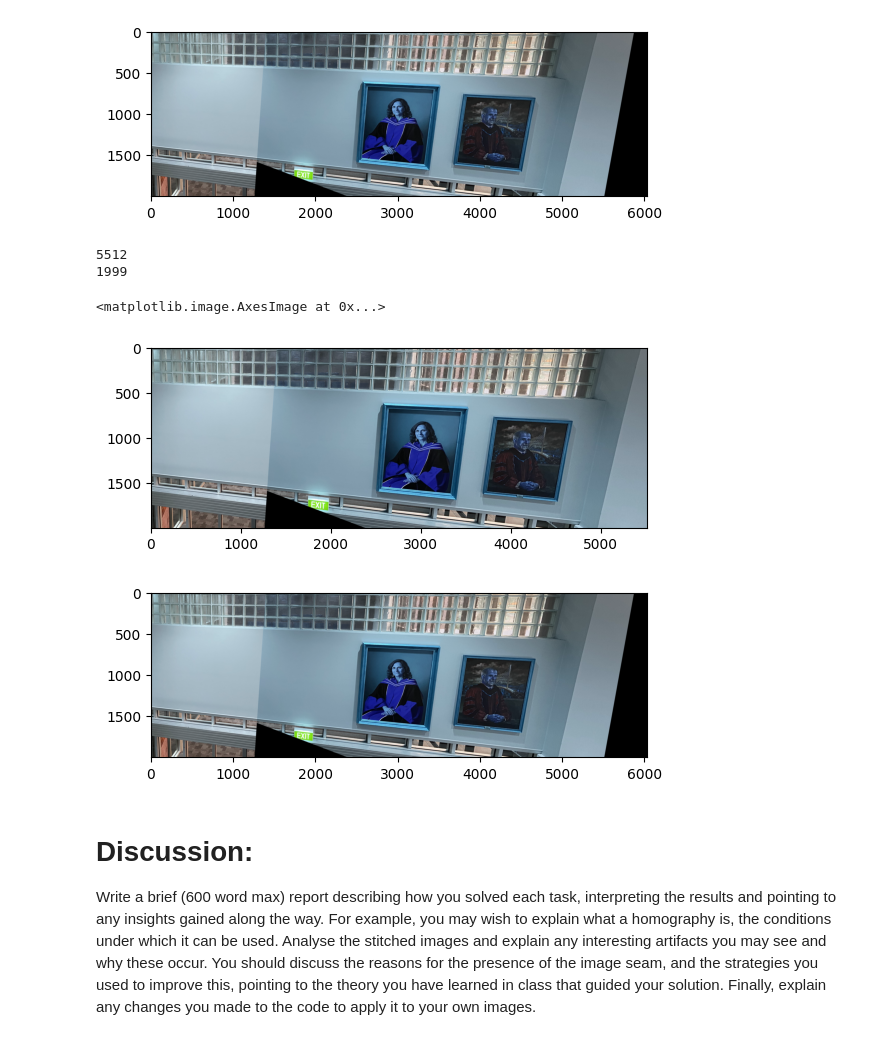
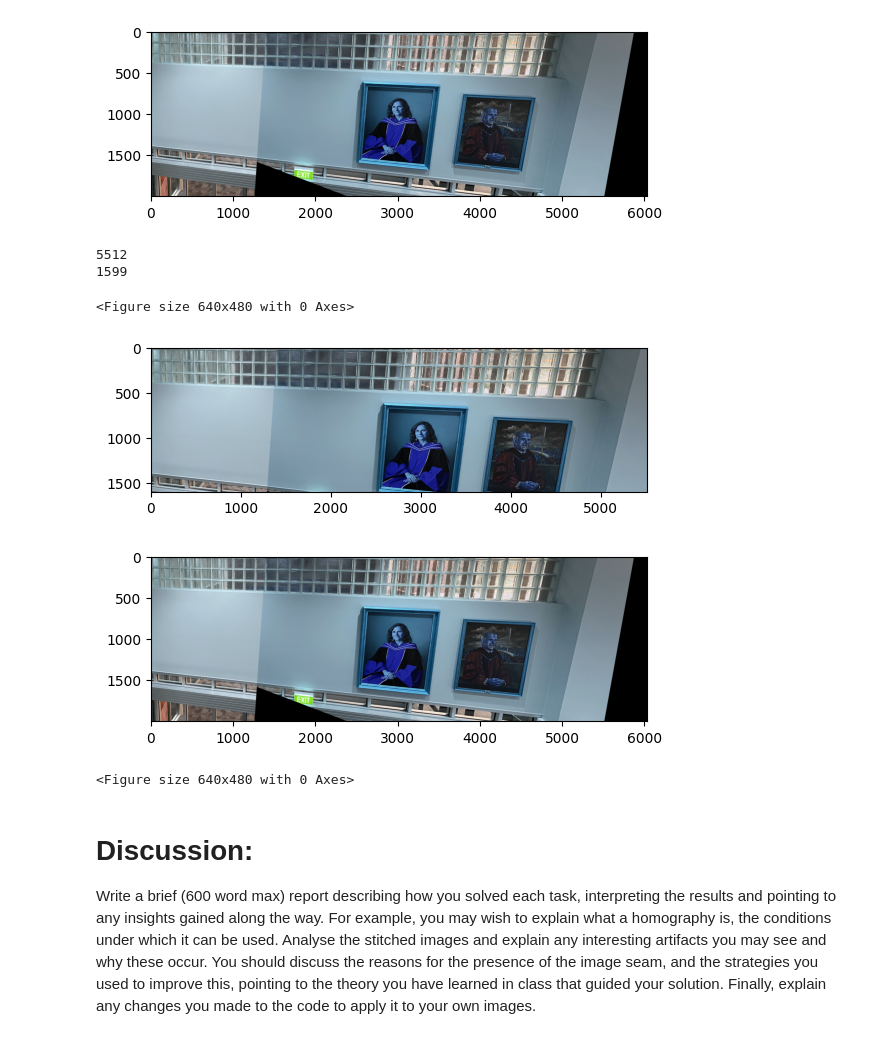
Before and after one commit to jame-slatta/ECE4076_2026, a Jupyter notebook: Lab02/Lab2_student_template.ipynb, the cells around one changed output. Drawn from its saved outputs; the diff is of its cells as text; code cells hidden in the pictures.

Commit message:
task 6 - fixed image crop

```diff
--- a/Lab02/Lab2_student_template.ipynb
+++ b/Lab02/Lab2_student_template.ipynb
@@ -353,25 +353,37 @@ plt.show()
 # %%
 def find_row2(img):
      for y in range(img.shape[0] - 1, 0, -1):
-          row = img[:, y]
+          row = img[y, :]
           if (row != 0).all():
                return y
 
-paint_y_bound = find_row2(stitch_painting)
+def find_row3(img, threshold=0.60):
+    for y in range(img.shape[0] - 1, -1, -1):
+        row = img[y, :, :]
+        non_black_ratio = (row != 0).any(axis=1).mean()
+        if non_black_ratio >= threshold:
+            return y
+
+
+
+paint_y_bound = find_row3(stitch_painting, threshold=0.92)
 paint_x_bound = find_col(stitch_painting)
 
 print(paint_x_bound)
 print(paint_y_bound)
 
 
-crop_painting = stitch_painting[:paint_y_bound, :paint_x_bound, :]
+crop_painting = stitch_painting[:paint_y_bound + 1, :paint_x_bound, :]
+
 plt.figure()
 plt.imshow(crop_painting)
 plt.figure()
 plt.imshow(stitch_painting)
+plt.figure()
 # %% [output]
 5512
-1999
+1599
-<matplotlib.image.AxesImage at 0x...>
+<Figure size 640x480 with 0 Axes>
-[figure, old version]
+[figure, new version]
 [figure]
+<Figure size 640x480 with 0 Axes>
```
Also changed, not shown: parts of 1 cell of this notebook.
